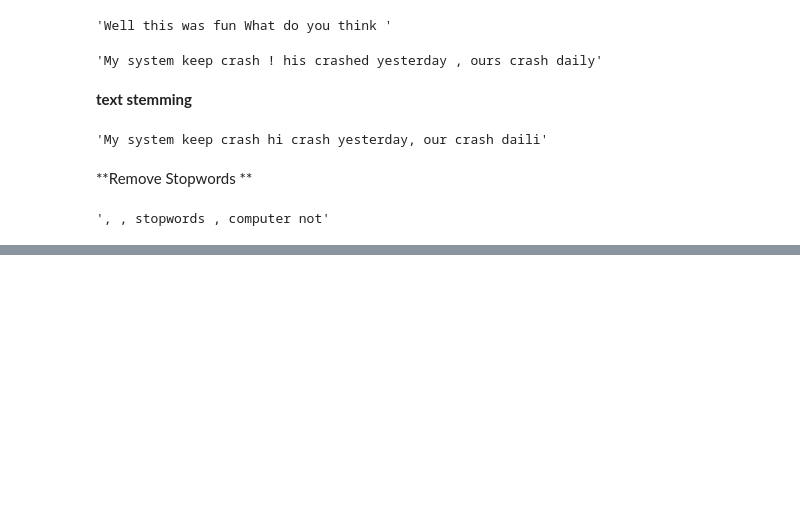
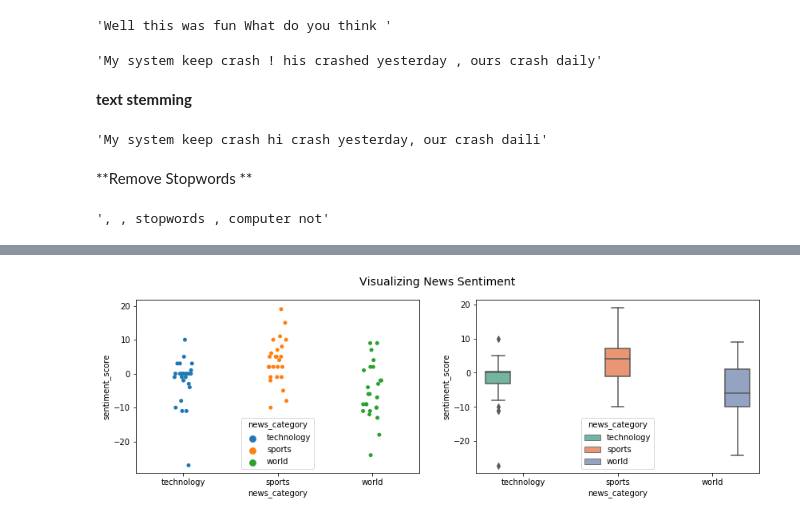
Before and after one commit to AgrawalHimanshi/ML-NLP, a Jupyter notebook: sentiment_analysis.ipynb, the cells around one changed output, grey strips where cells are left out. Saved outputs shown, nothing was run; the diff lists cells and outputs as text; code cells hidden in the pictures; blank space fills up the shorter version.

```diff
--- a/sentiment_analysis.ipynb
+++ b/sentiment_analysis.ipynb
@@ -207,0 +244,6 @@ def normalize_corpus(corpus, html_stripping=True, contraction_expansion=True,
+# %%
+corpus=normalize_corpus(news_df['full_text'], text_lower_case=False,
+                     text_lemmatization=False, special_char_removal=False)
+
+sentence = str(news_df.iloc[1].news_headline)
+sentence_nlp = nlp(sentence)
@@ -207,0 +553,15 @@ def normalize_corpus(corpus, html_stripping=True, contraction_expansion=True,
+# %%
+from afinn import Afinn
+
+af = Afinn()
+# %%
+sentiment_scores = [af.score(article) for article in corpus]
+sentiment_category = ['positive' if score > 0
+                          else 'negative' if score < 0
+                              else 'neutral'
+                                  for score in sentiment_scores]
+# %%
+df = pd.DataFrame([list(news_df['news_category']), sentiment_scores, sentiment_category]).T
+df.columns = ['news_category', 'sentiment_score', 'sentiment_category']
+df['sentiment_score'] = df.sentiment_score.astype('float')
+df.groupby(by=['news_category']).describe()
@@ -207,0 +575,9 @@ def normalize_corpus(corpus, html_stripping=True, contraction_expansion=True,
+# %%
+f, (ax1, ax2) = plt.subplots(1, 2, figsize=(14, 4))
+sp = sns.stripplot(x='news_category', y="sentiment_score",
+                   hue='news_category', data=df, ax=ax1)
+bp = sns.boxplot(x='news_category', y="sentiment_score",
+                 hue='news_category', data=df, palette="Set2", ax=ax2)
+t = f.suptitle('Visualizing News Sentiment', fontsize=14)
+# %% [output]
+[figure, added]
```
Also changed, not shown: parts of 51 cells of this notebook.
